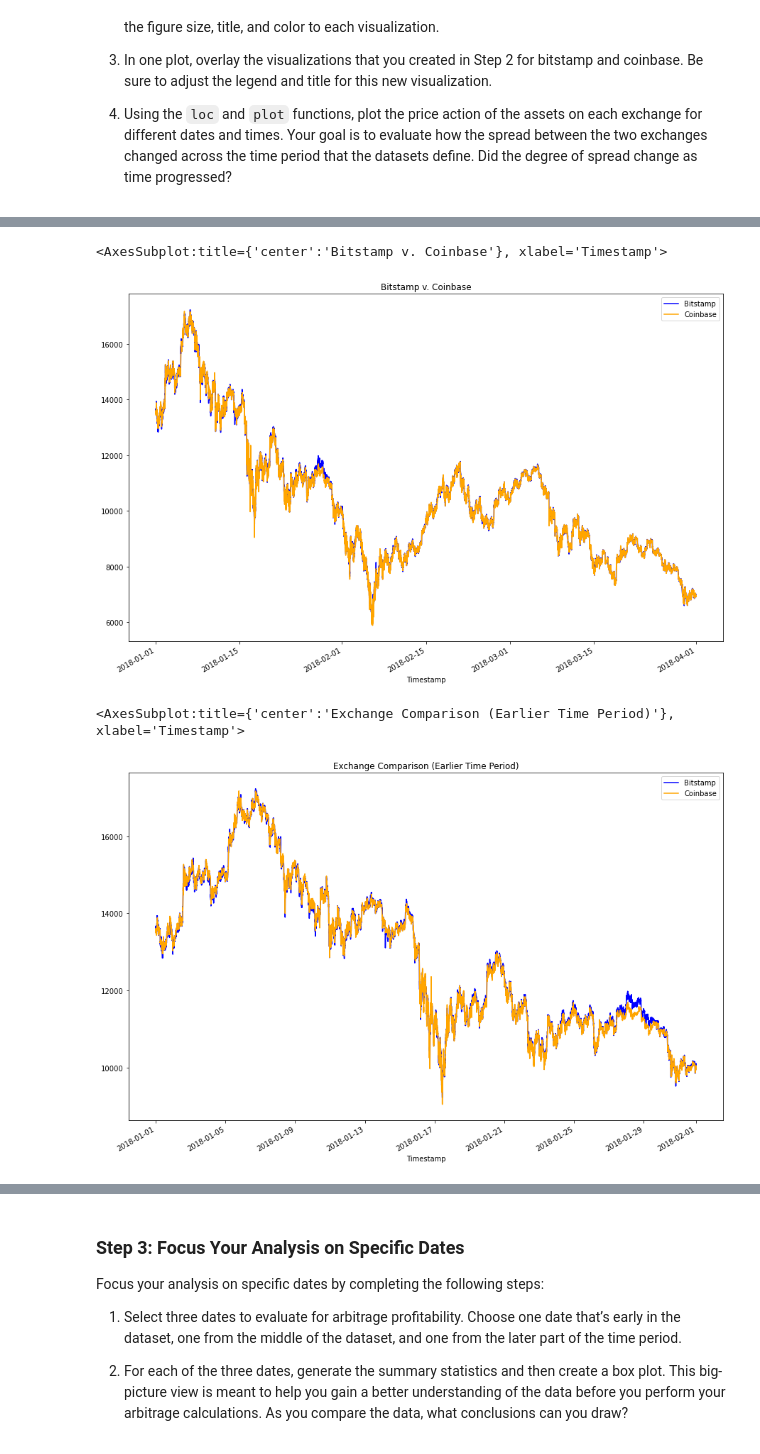
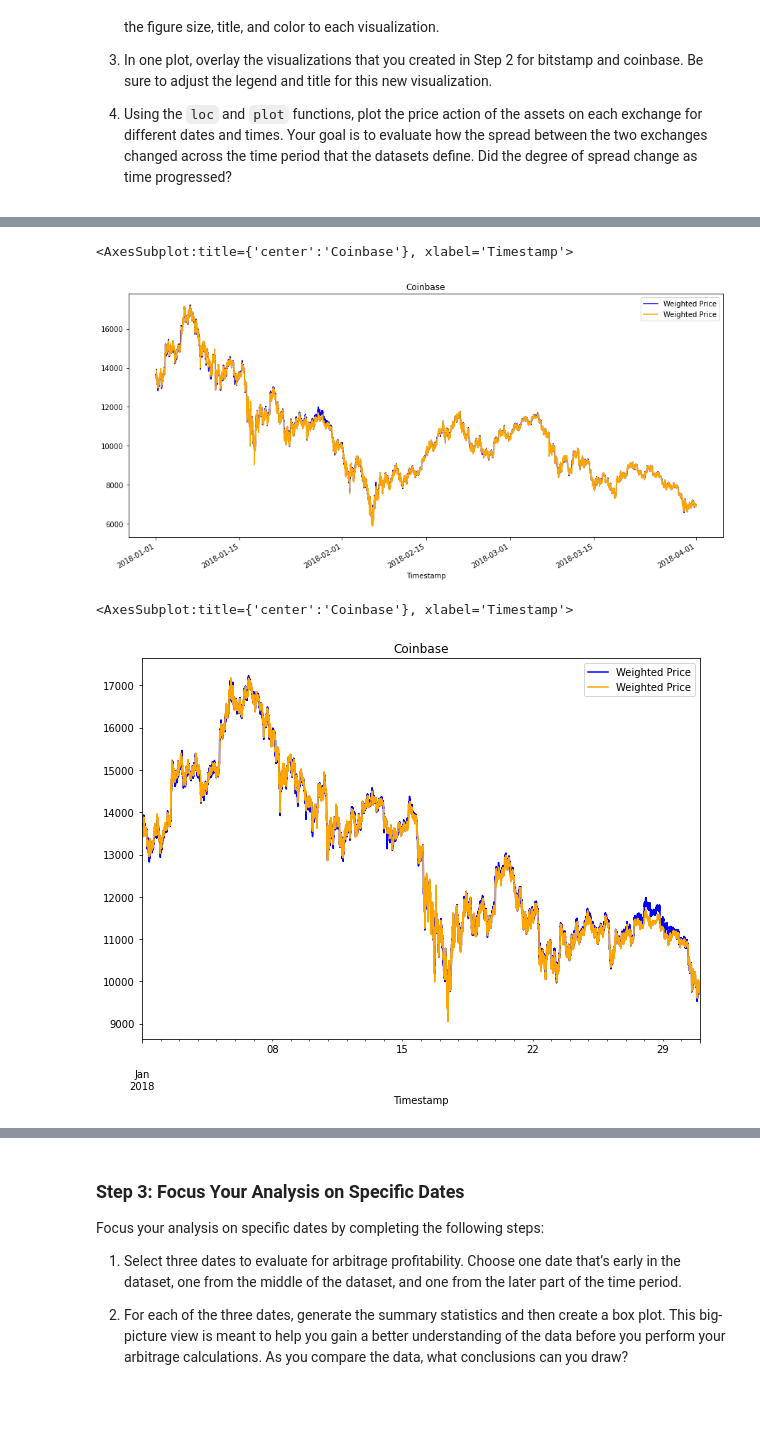
Before and after one commit to ItsFa-tih/Weekk3-Challange, a Jupyter notebook: crypto_arbitrage.ipynb, the cells around one changed output, grey strips where cells are left out. Drawn from its saved outputs; the diff is of its cells as text; code cells hidden in the pictures; blank space fills up the shorter version.

```diff
--- a/crypto_arbitrage.ipynb
+++ b/crypto_arbitrage.ipynb
@@ -333,19 +332,21 @@ Sort through the time series data associated with the bitstamp and coinbase Data
 # %%
 # Overlay the visualizations for the bitstamp and coinbase DataFrames in one plot
 # The plot should visualize the prices over the full lenth of the dataset
 # Be sure to include the parameters: legend, figure size, title, and color and label
-# YOUR CODE HERE
+bitstamp['Weighted Price'].plot(legend=True,figsize=(15,7), title= 'Bitstamp', color='blue')
+coinbase['Weighted Price'].plot(legend=True, figsize=(15,7), title='Coinbase', color='orange')
 # %% [output]
-<AxesSubplot:title={'center':'Bitstamp v. Coinbase'}, xlabel='Timestamp'>
+<AxesSubplot:title={'center':'Coinbase'}, xlabel='Timestamp'>
-[figure, old version]
+[figure, new version]
 # %%
 # Using the loc and plot functions, create an overlay plot that visualizes
 # the price action of both DataFrames for a one month period early in the dataset
 # Be sure to include the parameters: legend, figure size, title, and color and label
-# YOUR CODE HERE
+bitstamp.loc['2018-01-01 00:00:00':'2018-01-31 00:00:00','Weighted Price'].plot(legend=True,figsize=(15,7), title= 'Bitstamp', color='blue')
+coinbase.loc['2018-01-01 00:00:00':'2018-01-31 00:00:00','Weighted Price'].plot(legend=True,figsize=(15,7), title= 'Coinbase', color='orange')
 # %% [output]
-<AxesSubplot:title={'center':'Exchange Comparison (Earlier Time Period)'}, xlabel='Timestamp'>
+<AxesSubplot:title={'center':'Coinbase'}, xlabel='Timestamp'>
-[figure, old version]
+[figure, new version]
 # %%
 # Using the loc and plot functions, create an overlay plot that visualizes
 # the price action of both DataFrames for a one month period later in the dataset
```
Also changed, not shown: parts of 27 cells of this notebook.
